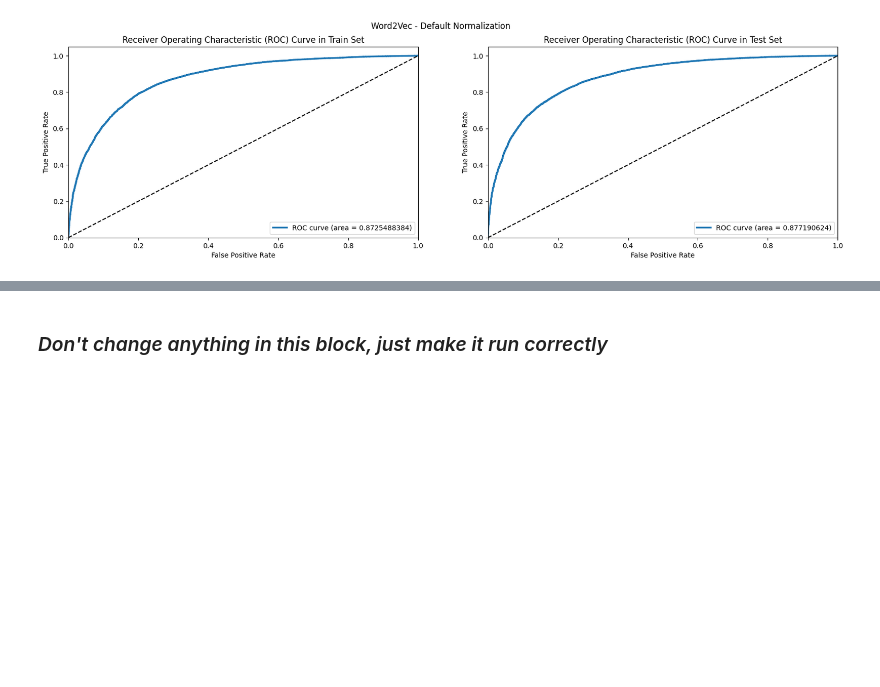
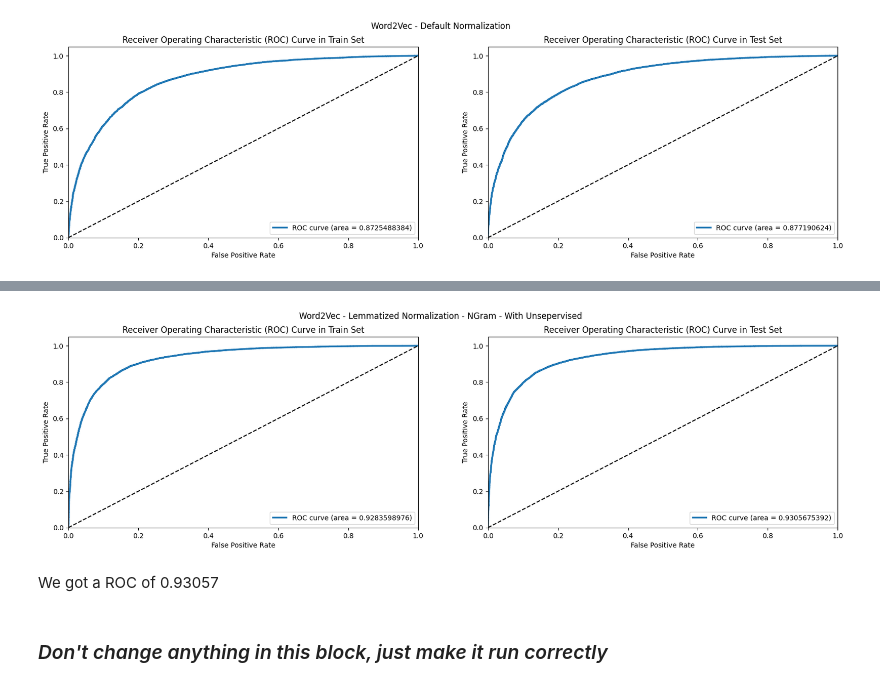
Before and after one commit to JotaCe7/Large-Movie-Review-Sentiment-Analysis, a Jupyter notebook: Sentiment_Analysis_NLP.ipynb, the cells around one changed output, grey strips where cells are left out. Cells and saved outputs as stored; diff of their text form; code cells hidden in the pictures; blank space fills up the shorter version.

```diff
--- a/Sentiment_Analysis_NLP.ipynb
+++ b/Sentiment_Analysis_NLP.ipynb
@@ -646,0 +763,4 @@ roc_auc_train_word2vec, roc_auc_test_word2vec = evaluation.plot_roc_train_test(m
+# %%
+# Concatenate unlabeld data with train data
+X_train_n_lemma_with_unsup = X_train_n_lemma.copy()
+X_train_n_lemma_with_unsup.extend(X_unsup_n)
@@ -646,0 +788,11 @@ roc_auc_train_word2vec, roc_auc_test_word2vec = evaluation.plot_roc_train_test(m
+# %%
+model_word2vec_lemma_with_unsup = LogisticRegression(random_state = 7)
+model_word2vec_lemma_with_unsup.fit(corpus_vectorized_train_lemma_with_unsup[0], y_train)
+y_train_pred_word2vec_lemma_with_unsup = model_word2vec_lemma_with_unsup.predict(corpus_vectorized_train_lemma_with_unsup[0])
+y_pred_word2vec_lemma_with_unsup       = model_word2vec_lemma_with_unsup.predict(corpus_vectorized_test_lemma_with_unsup[0])
+
+print("*****************  Word2Vec   *****************")
+accuracy_word2vec_lemma_with_unsup, precision_word2vec_lemma_with_unsup, recall_word2vec_lemma_with_unsup, f1_score_word2vec_lemma_with_unsup = evaluation.get_performance(
+        y_pred_word2vec_lemma_with_unsup,
+        y_test
+    )
@@ -647,3 +824,15 @@ roc_auc_train_word2vec, roc_auc_test_word2vec = evaluation.plot_roc_train_test(m
+# %%
+roc_auc_train_word2vec_lemma_with_unsup, roc_auc_test_word2vec_lemma_with_unsup = evaluation.plot_roc_train_test(
+                                                              model_word2vec_lemma_with_unsup,
+                                                              corpus_vectorized_train_lemma_with_unsup[0],
+                                                              y_train,
+                                                              corpus_vectorized_test_lemma_with_unsup[0],
+                                                              y_test,
+                                                              sup_title="Word2Vec - Lemmatized Normalization - NGram - With Unsepervised")
+# %% [output]
+[figure, added]
+# %% [markdown]
+We got a ROC of 0.93057
 # %% [markdown]
 ### *Don't change anything in this block, just make it run correctly*
 # %%
```
Also changed, not shown: parts of 27 cells of this notebook.
